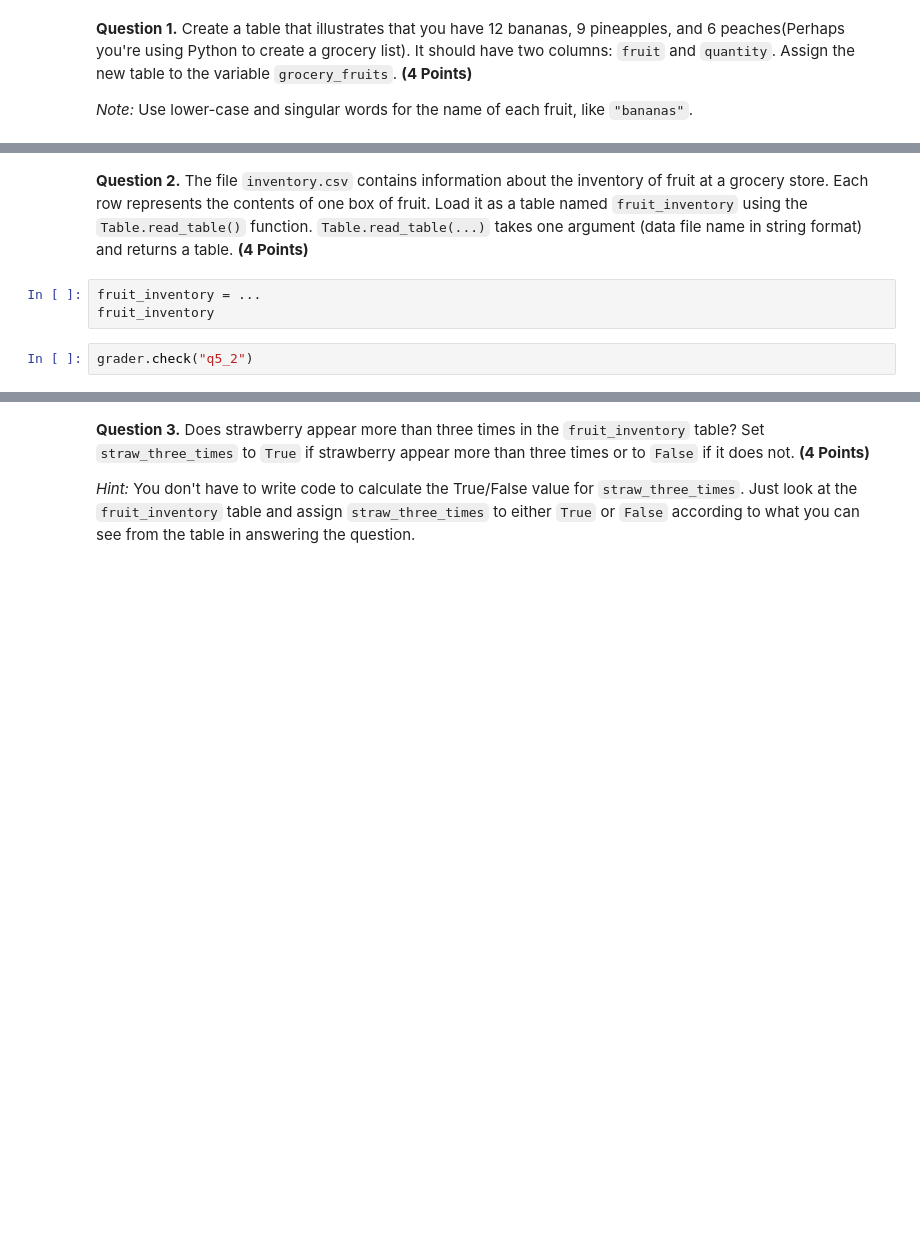
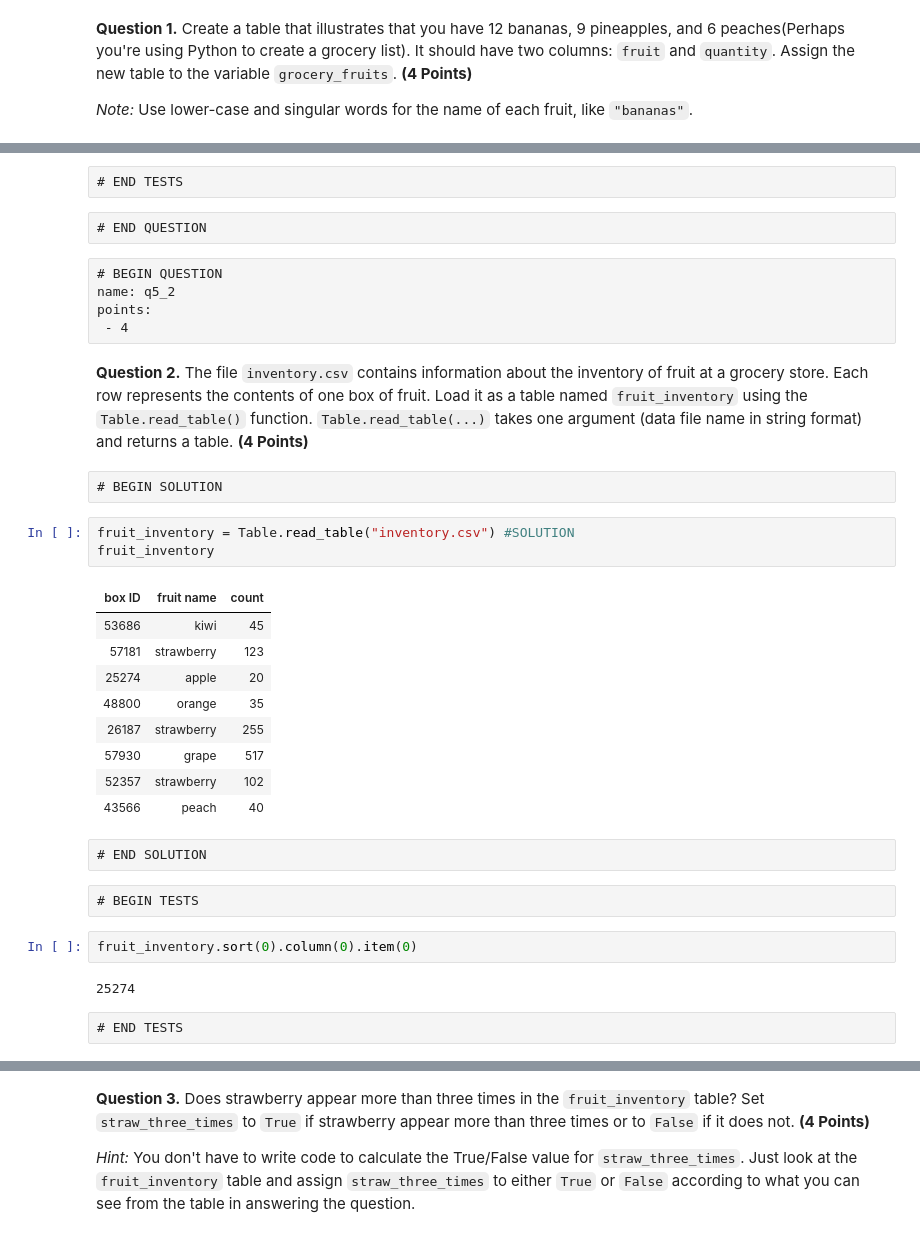
Before and after one commit to koh-laney/Math-118-sp24-public, a Jupyter notebook: hw/hw02/hw02(2).ipynb, the cells around one changed output, grey strips where cells are left out. Cells and saved outputs as stored; diff of their text form; blank space fills up the shorter version.

```diff
--- a/hw/hw02/hw02(2).ipynb
+++ b/hw/hw02/hw02(2).ipynb
@@ -281,7 +829,36 @@ grader.check("q5_1")
+# %% [raw]
+# END TESTS
+# %% [raw]
+# END QUESTION
+# %% [raw]
+# BEGIN QUESTION
+name: q5_2
+points:
+ - 4
 # %% [markdown]
 **Question 2.** The file `inventory.csv` contains information about the inventory of fruit at a grocery store.  Each row represents the contents of one box of fruit. Load it as a table named `fruit_inventory` using the `Table.read_table()` function. `Table.read_table(...)` takes one argument (data file name in string format) and returns a table. **(4 Points)**
+# %% [raw]
+# BEGIN SOLUTION
 # %%
-fruit_inventory = ...
+fruit_inventory = Table.read_table("inventory.csv") #SOLUTION
 fruit_inventory
+# %% [output]
+| box ID | fruit name | count |
+| 53686 | kiwi | 45 |
+| 57181 | strawberry | 123 |
+| 25274 | apple | 20 |
+| 48800 | orange | 35 |
+| 26187 | strawberry | 255 |
+| 57930 | grape | 517 |
+| 52357 | strawberry | 102 |
+| 43566 | peach | 40 |
-# %%
-grader.check("q5_2")
+# %% [raw]
+# END SOLUTION
+# %% [raw]
+# BEGIN TESTS
+# %%
+fruit_inventory.sort(0).column(0).item(0)
+# %% [output]
+25274
+# %% [raw]
+# END TESTS
```
Also changed, not shown: parts of 243 cells of this notebook.
